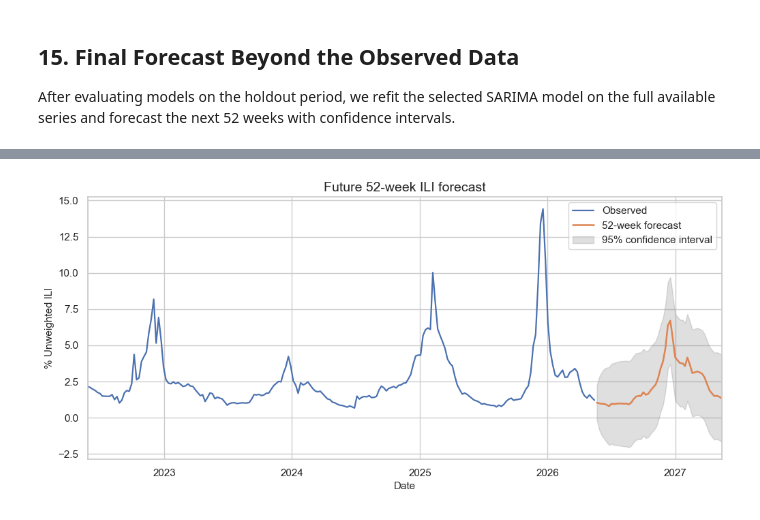
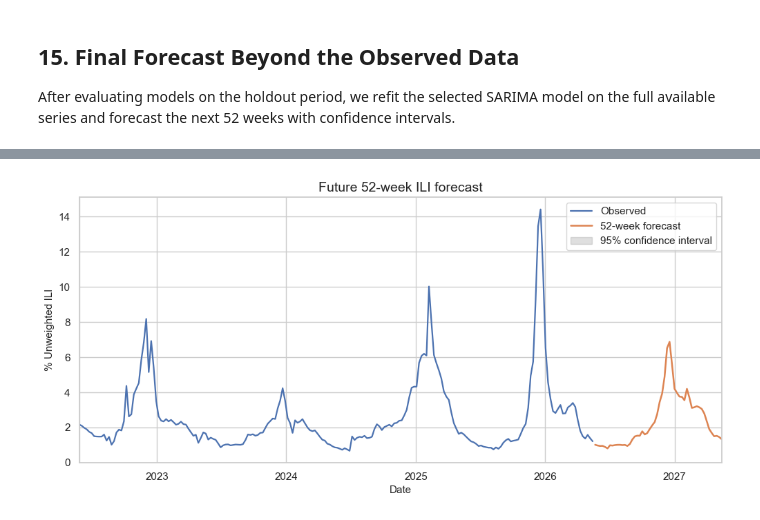
Before and after one commit to daniellaili/TimeSeriesProject, a Jupyter notebook: TimeSeries_ILI_EDA.ipynb, the cells around one changed output, grey strips where cells are left out. Cells and saved outputs as stored; diff of their text form; code cells hidden in the pictures.

```diff
--- a/TimeSeries_ILI_EDA.ipynb
+++ b/TimeSeries_ILI_EDA.ipynb
@@ -560,10 +600,7 @@ The final choice uses the top-3 table and coefficient confidence intervals. If t
 # %%
 top3_summary = top3_sarima.set_index("model")
 
-# AIC prefers SARIMA(2,0,1)(0,1,1,52), but BIC prefers the simpler
-# SARIMA(1,0,1)(0,1,1,52). Their forecast errors are almost identical,
-# so we choose the simpler model unless coefficient diagnostics strongly justify the extra AR term.
-candidate_simple = "SARIMA(1, 0, 1)x(0, 1, 1, 52)"
+candidate_simple = "SARIMA(2, 0, 1)x(0, 1, 1, 52)"
 candidate_lowest_aic = top3_sarima.sort_values("AIC").iloc[0]["model"]
 
 chosen_sarima_name = candidate_simple if candidate_simple in top3_summary.index else candidate_lowest_aic
@@ -571,4 +608,3 @@ chosen_sarima_result = sarima_results[chosen_sarima_name]
 
 print(f"Lowest AIC model: {candidate_lowest_aic}")
 print(f"Chosen final SARIMA model: {chosen_sarima_name}")
-print("Reason: prefer a simpler top-3 model when AIC/test-error improvement is very small and BIC favors simplicity.")
@@ -767,18 +798,11 @@ forecast_table.head(10)
 # %%
 ax = y.iloc[-208:].plot(label="Observed", figsize=(12, 5), linewidth=1.6)
 future_forecast.plot(ax=ax, label="52-week forecast", linewidth=1.8)
-ax.fill_between(
-    future_conf_int.index,
-    future_conf_int.iloc[:, 0],
-    future_conf_int.iloc[:, 1],
-    color="gray",
-    alpha=0.25,
-    label="95% confidence interval",
-)
+
 ax.set_title("Future 52-week ILI forecast")
 ax.set_xlabel("Date")
 ax.set_ylabel("% Unweighted ILI")
 ax.legend()
 plt.show()
 # %% [output]
-[figure, old version]
+[figure, new version]
```
Also changed, not shown: parts of 22 cells of this notebook, 1 other file.
